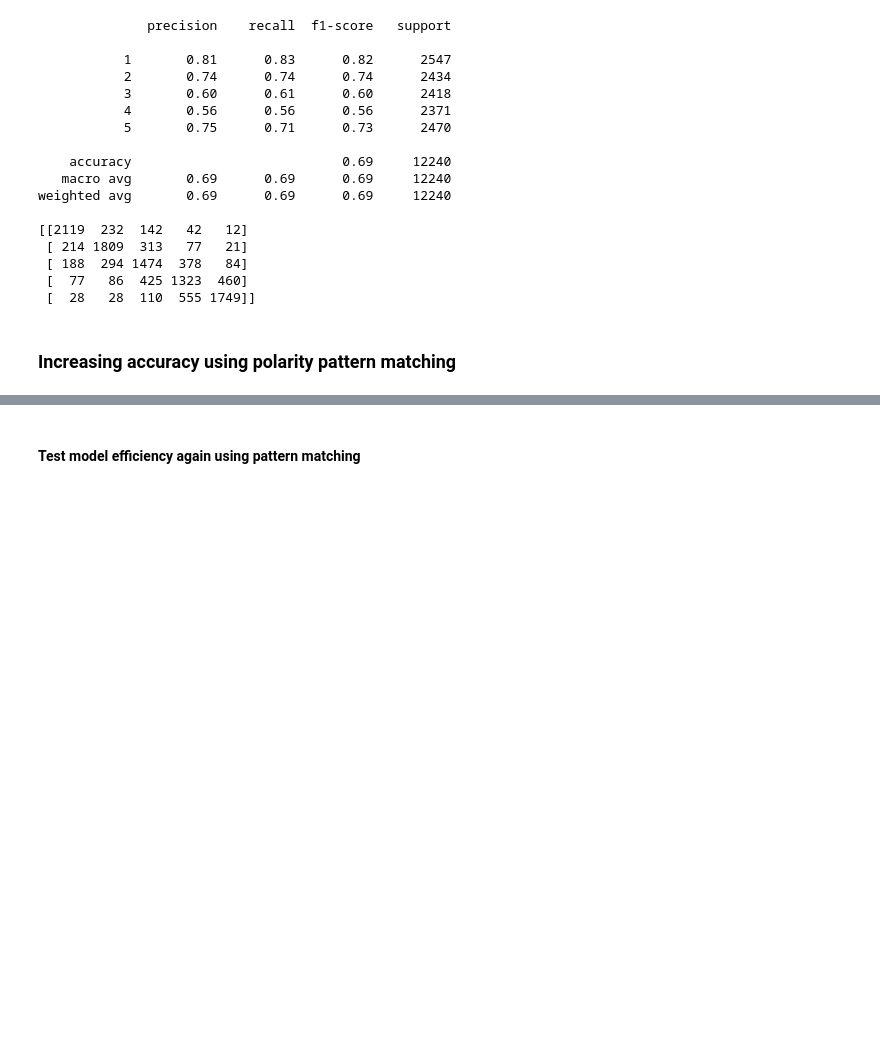
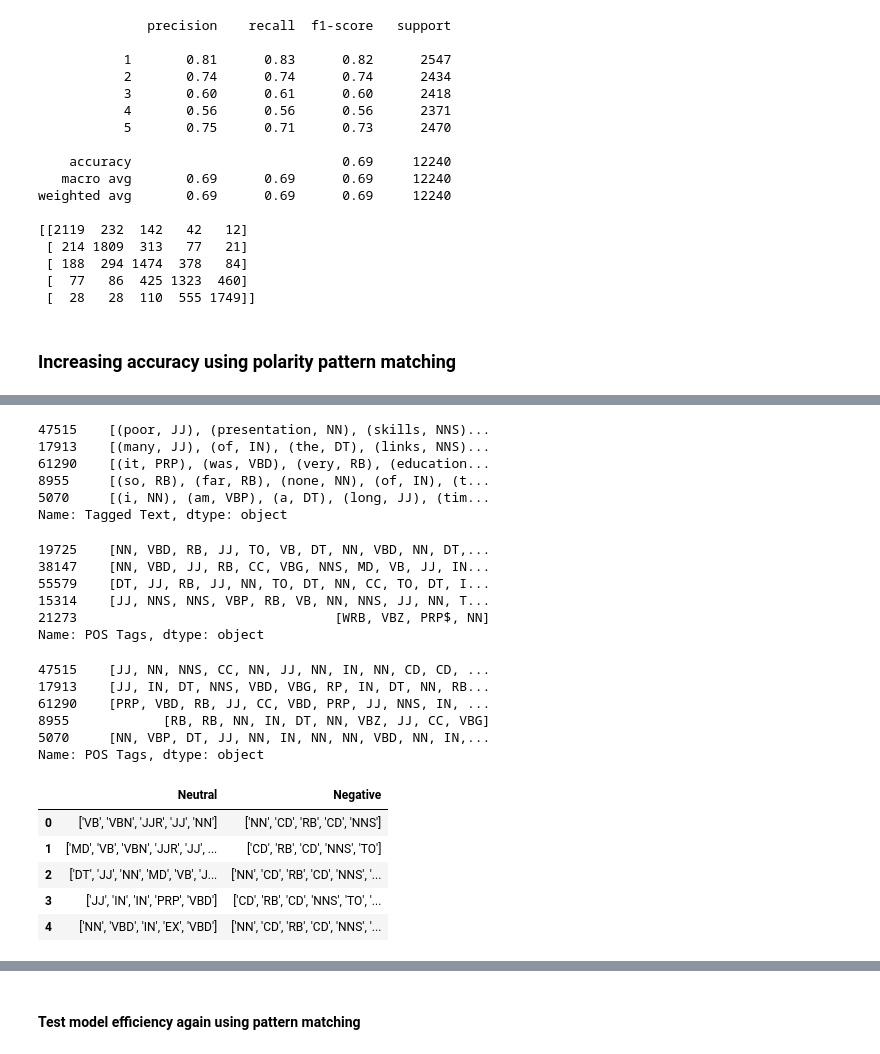
Before and after one commit to ricardomilhazes/WellBeingAnalysis, a Jupyter notebook: opinion_mining/bow.ipynb, the cells around one changed output, grey strips where cells are left out. Saved outputs shown, nothing was run; the diff lists cells and outputs as text; code cells hidden in the pictures; blank space fills up the shorter version.

```diff
--- a/opinion_mining/bow.ipynb
+++ b/opinion_mining/bow.ipynb
@@ -600,31 +632,59 @@ res_pol_train["Tagged Text"].head()
 # %%
-X_res_pol_test["Tagged Text"] = X_res_pol_test["Review Text"].apply(pos_tag)
-X_res_pol_test["Tagged Text"].head()
+res_pol_test["Tagged Text"] = res_pol_test["Review Text"].apply(pos_tag)
+res_pol_test["Tagged Text"].head()
+# %% [output]
+47515    [(poor, JJ), (presentation, NN), (skills, NNS)...
+17913    [(many, JJ), (of, IN), (the, DT), (links, NNS)...
+61290    [(it, PRP), (was, VBD), (very, RB), (education...
+8955     [(so, RB), (far, RB), (none, NN), (of, IN), (t...
+5070     [(i, NN), (am, VBP), (a, DT), (long, JJ), (tim...
+Name: Tagged Text, dtype: object
 # %%
 train_reviews_tags = []
 
-for index in range(len(res_pol_train["Tagged Text"])):
+for items in res_pol_train["Tagged Text"]:
     review_tags = []
-    for item in res_pol_train["Tagged Text"][index]:
+    for item in items:
         review_tags.append(item[1])
     train_reviews_tags.append(review_tags)
 
 res_pol_train["POS Tags"] = train_reviews_tags
 res_pol_train["POS Tags"].head()
+# %% [output]
+19725    [NN, VBD, RB, JJ, TO, VB, DT, NN, VBD, NN, DT,...
+38147    [NN, VBD, JJ, RB, CC, VBG, NNS, MD, VB, JJ, IN...
+55579    [DT, JJ, RB, JJ, NN, TO, DT, NN, CC, TO, DT, I...
+15314    [JJ, NNS, NNS, VBP, RB, VB, NN, NNS, JJ, NN, T...
+21273                                 [WRB, VBZ, PRP$, NN]
+Name: POS Tags, dtype: object
 # %%
 test_reviews_tags = []
 
-for index in range(len(X_res_pol_test["Tagged Text"])):
+for items in res_pol_test["Tagged Text"]:
     review_tags = []
-    for item in X_res_pol_test["Tagged Text"][index]:
+    for item in items:
         review_tags.append(item[1])
     test_reviews_tags.append(review_tags)
 
-X_res_pol_test["POS Tags"] = test_reviews_tags
-X_res_pol_test["POS Tags"].head()
+res_pol_test["POS Tags"] = test_reviews_tags
+res_pol_test["POS Tags"].head()
+# %% [output]
+47515    [JJ, NN, NNS, CC, NN, JJ, NN, IN, NN, CD, CD, ...
+17913    [JJ, IN, DT, NNS, VBD, VBG, RP, IN, DT, NN, RB...
+61290    [PRP, VBD, RB, JJ, CC, VBD, PRP, JJ, NNS, IN, ...
+8955            [RB, RB, NN, IN, DT, NN, VBZ, JJ, CC, VBG]
+5070     [NN, VBP, DT, JJ, NN, IN, NN, NN, VBD, NN, IN,...
+Name: POS Tags, dtype: object
 # %%
-pol_patterns = pd.read_csv("data/patterns.csv", names=["Neutral", "Negative"])
+pol_patterns = pd.read_csv("data/polarity_patterns.csv", names=["Neutral", "Negative"])
 pol_patterns.head()
+# %% [output]
+|  | Neutral | Negative |
+| 0 | ['VB', 'VBN', 'JJR', 'JJ', 'NN'] | ['NN', 'CD', 'RB', 'CD', 'NNS'] |
+| 1 | ['MD', 'VB', 'VBN', 'JJR', 'JJ', ... | ['CD', 'RB', 'CD', 'NNS', 'TO'] |
+| 2 | ['DT', 'JJ', 'NN', 'MD', 'VB', 'J... | ['NN', 'CD', 'RB', 'CD', 'NNS', '... |
+| 3 | ['JJ', 'IN', 'IN', 'PRP', 'VBD'] | ['CD', 'RB', 'CD', 'NNS', 'TO', '... |
+| 4 | ['NN', 'VBD', 'IN', 'EX', 'VBD'] | ['NN', 'CD', 'RB', 'CD', 'NNS', '... |
 # %%
 pol_patterns["Neutral"] = pol_patterns["Neutral"].apply(ast.literal_eval)
 pol_patterns["Negative"] = pol_patterns["Negative"].apply(ast.literal_eval)
```
Also changed, not shown: parts of 21 cells of this notebook.
